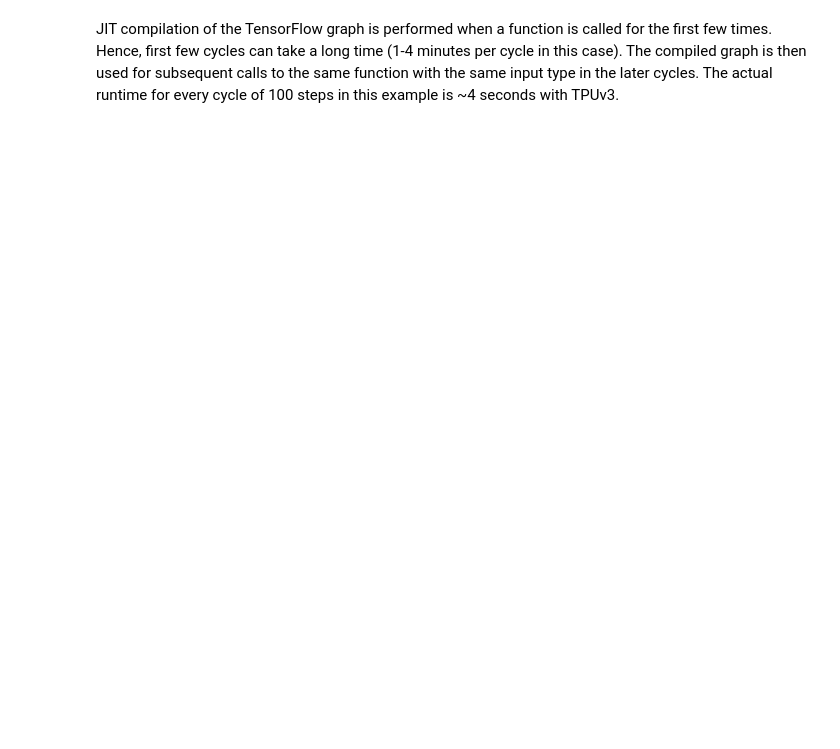
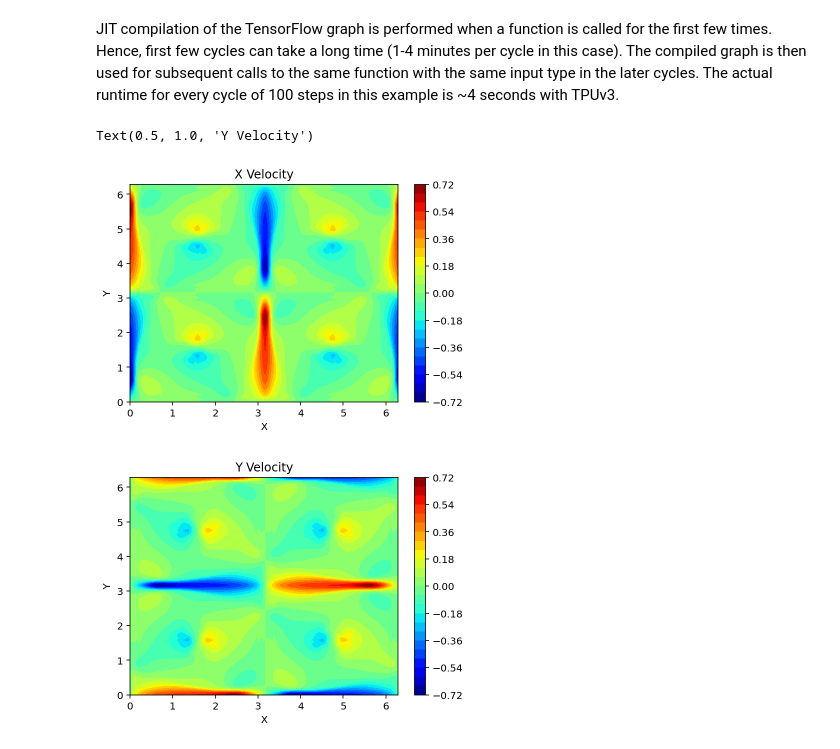
Before and after one commit to google-research/swirl-lm, a Jupyter notebook: swirl_lm/example/swirl_lm_public_demo8_taylor_green_vortex_3d.ipynb, the cells around one changed output. Cells and saved outputs as stored; diff of their text form; code cells hidden in the pictures; blank space fills up the shorter version.

```diff
--- a/swirl_lm/example/swirl_lm_public_demo8_taylor_green_vortex_3d.ipynb
+++ b/swirl_lm/example/swirl_lm_public_demo8_taylor_green_vortex_3d.ipynb
@@ -361,12 +373,18 @@ state = driver_tpu.distribute_values(
 # %%
 num_steps = 100
 num_cycles = 10
+
+kernel_op = get_kernel_fn.ApplyKernelConvOp(params.kernel_size)
+model = driver._get_model(kernel_op, params)
+
 for cycle in range(num_cycles):
-  tic=time.time()
-  state = driver._one_cycle(
-    strategy=tpu_strategy,
-    init_state=state,
-    init_step_id=tf.constant(cycle*num_steps),
-    num_steps=num_steps,
-    params=params)
+  tic = time.time()
+  state, completed_steps = driver._one_cycle(
+      strategy=tpu_strategy,
+      init_state=state,
+      init_step_id=tf.constant(cycle * num_steps),
+      num_steps=num_steps,
+      params=params,
+      model=model,
+  )
   print(f'Cycle: {cycle}, Run time: {time.time()-tic: .2f} Seconds')
@@ -375,21 +404,25 @@ JIT compilation of the TensorFlow graph is performed when a function is called f
 # %%
 u = get_np_array(
     state, 'u', computation_shape, logical_coordinates, params.halo_width
 )
 v = get_np_array(
     state, 'v', computation_shape, logical_coordinates, params.halo_width
 )
-plt.figure();
-plt.contourf(x, y, u[nz//2, :, :,], levels=25, cmap=plt.cm.jet);
-plt.colorbar();
-plt.xlabel('X');
-plt.ylabel('Y');
-plt.title('X Velocity');
+plt.figure()
+plt.contourf(x, y, u[nz // 2, :, :], levels=25, cmap=plt.cm.jet)
+plt.colorbar()
+plt.xlabel('X')
+plt.ylabel('Y')
+plt.title('X Velocity')
 
-plt.figure();
-plt.contourf(x, y, v[nz//2, :, :,], levels=25, cmap=plt.cm.jet);
-plt.colorbar();
-plt.xlabel('X');
-plt.ylabel('Y');
-plt.title('Y Velocity');
+plt.figure()
+plt.contourf(x, y, v[nz // 2, :, :], levels=25, cmap=plt.cm.jet)
+plt.colorbar()
+plt.xlabel('X')
+plt.ylabel('Y')
+plt.title('Y Velocity')
+# %% [output]
+Text(0.5, 1.0, 'Y Velocity')
+[figure, added]
+[figure, added]
 # %%
```
Also changed, not shown: parts of 8 cells of this notebook, 39 other files.
